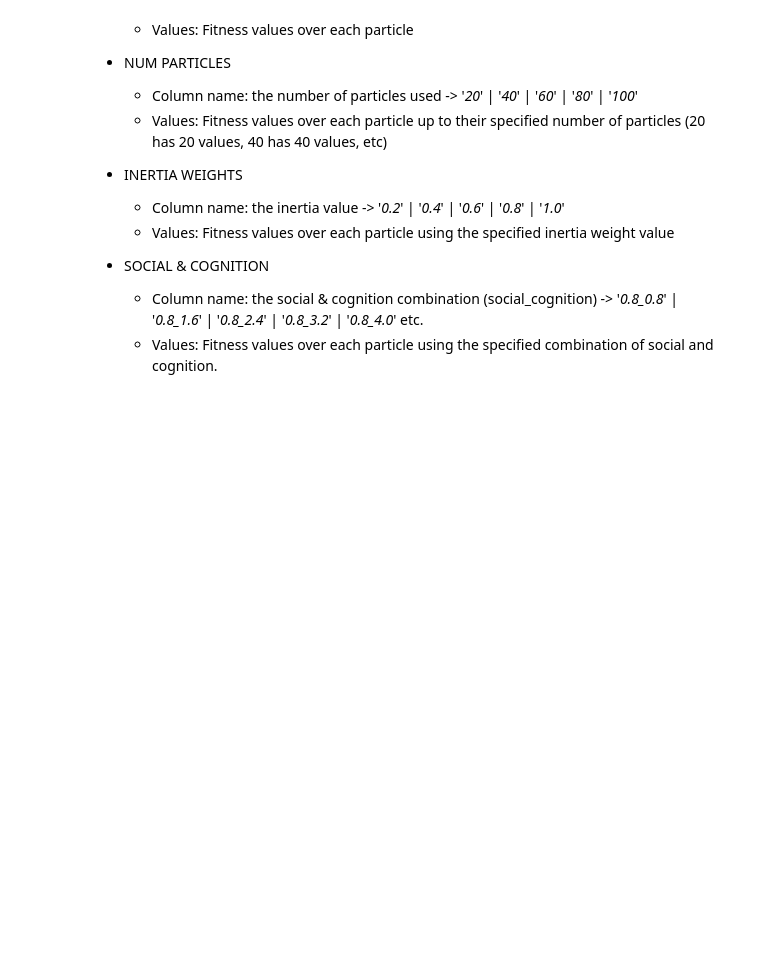
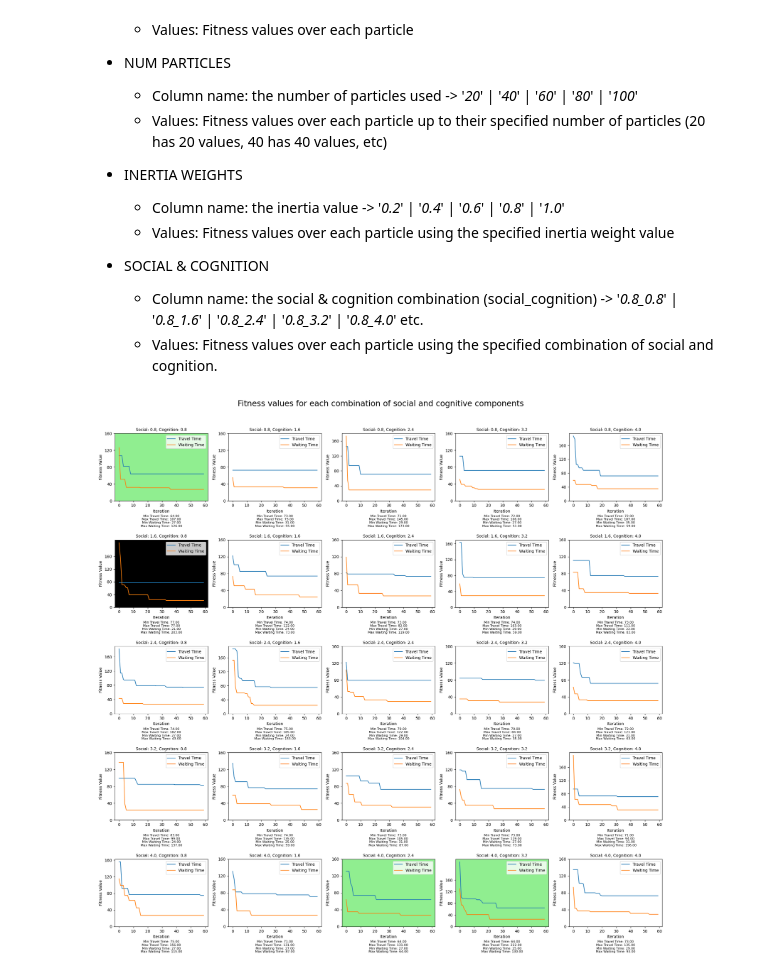
Before and after one commit to Manan-dev/Traffic-Optimization-Project, a Jupyter notebook: notebooks/sim_pso.ipynb, the cells around one changed output. Cells and saved outputs as stored; diff of their text form; code cells hidden in the pictures; blank space fills up the shorter version.

Commit message:
Add plots for social and cognition parameters

```diff
--- a/notebooks/sim_pso.ipynb
+++ b/notebooks/sim_pso.ipynb
@@ -419,0 +424,50 @@ write_to_csv(waiting_time_social_cognition, '../data/social_cognition_waiting_ti
+# %%
+""" CSV format:
+    - Column name: the social & cognition combination (social_cognition) -> '*0.8_0.8*' | '*0.8_1.6*' | '*0.8_2.4*' | '*0.8_3.2*' | '*0.8_4.0*' etc.
+    - Values: Fitness values over each particle using the specified combination of social and cognition.
+"""
+
+# Read the CSV files
+social_cognition_travel_time_df = pd.read_csv('../data/social_cognition_travel_time.csv')
+social_cognition_waiting_time_df = pd.read_csv('../data/social_cognition_waiting_time.csv')
+
+fig, ax = plt.subplots(5, 5, figsize=(20, 20))
+fig.suptitle('Fitness values for each combination of social and cognitive components', fontsize=20)
+
+for i in range(5):
+    for j in range(5):
+        social_cognition = social_cognition_travel_time_df.columns[i*5 + j]
+        ax[i, j].plot(social_cognition_travel_time_df[social_cognition], label='Travel Time')
+        ax[i, j].plot(social_cognition_waiting_time_df[social_cognition], label='Waiting Time')
+        social = social_cognition.split('_')[0]
+        cognition = social_cognition.split('_')[1]
+        ax[i, j].set_title(f'Social: {social}, Cognition: {cognition}', fontsize=10)
+        ax[i, j].set_xlabel('Iteration')
+        ax[i, j].set_ylabel('Fitness Value')
+
+        # Show min and max fitness values
+        min_travel_time = social_cognition_travel_time_df[social_cognition].min()
+        max_travel_time = social_cognition_travel_time_df[social_cognition].max()
+        min_waiting_time = social_cognition_waiting_time_df[social_cognition].min()
+        max_waiting_time = social_cognition_waiting_time_df[social_cognition].max()
+
+        # Annotate min and max fitness values under each subplot
+        ax[i, j].text(0.5, -0.3, f'Min Travel Time: {min_travel_time:.2f}\nMax Travel Time: {max_travel_time:.2f}\nMin Waiting Time: {min_waiting_time:.2f}\nMax Waiting Time: {max_waiting_time:.2f}',
+                      horizontalalignment='center',
+                      verticalalignment='center',
+                      transform=ax[i, j].transAxes,
+                      fontsize=8)
+
+        # highlight the subplots which gives lowest travel time in green
+        if min_travel_time == social_cognition_travel_time_df.min().min():
+            ax[i, j].set_facecolor('lightgreen')
+        # highlight the subplots which gives lowest waiting time in black
+        if min_waiting_time == social_cognition_waiting_time_df.min().min():
+            ax[i, j].set_facecolor('black')
+        ax[i, j].set_yticks(np.arange(0, 200, 40))
+        ax[i, j].legend()
+
+plt.tight_layout(rect=[0, 0, 1, 0.96])
+plt.savefig('../plots/social_cognition.png')
+# %% [output]
+[figure, added]
```
Also changed, not shown: parts of 1 cell of this notebook, 1 other file.
